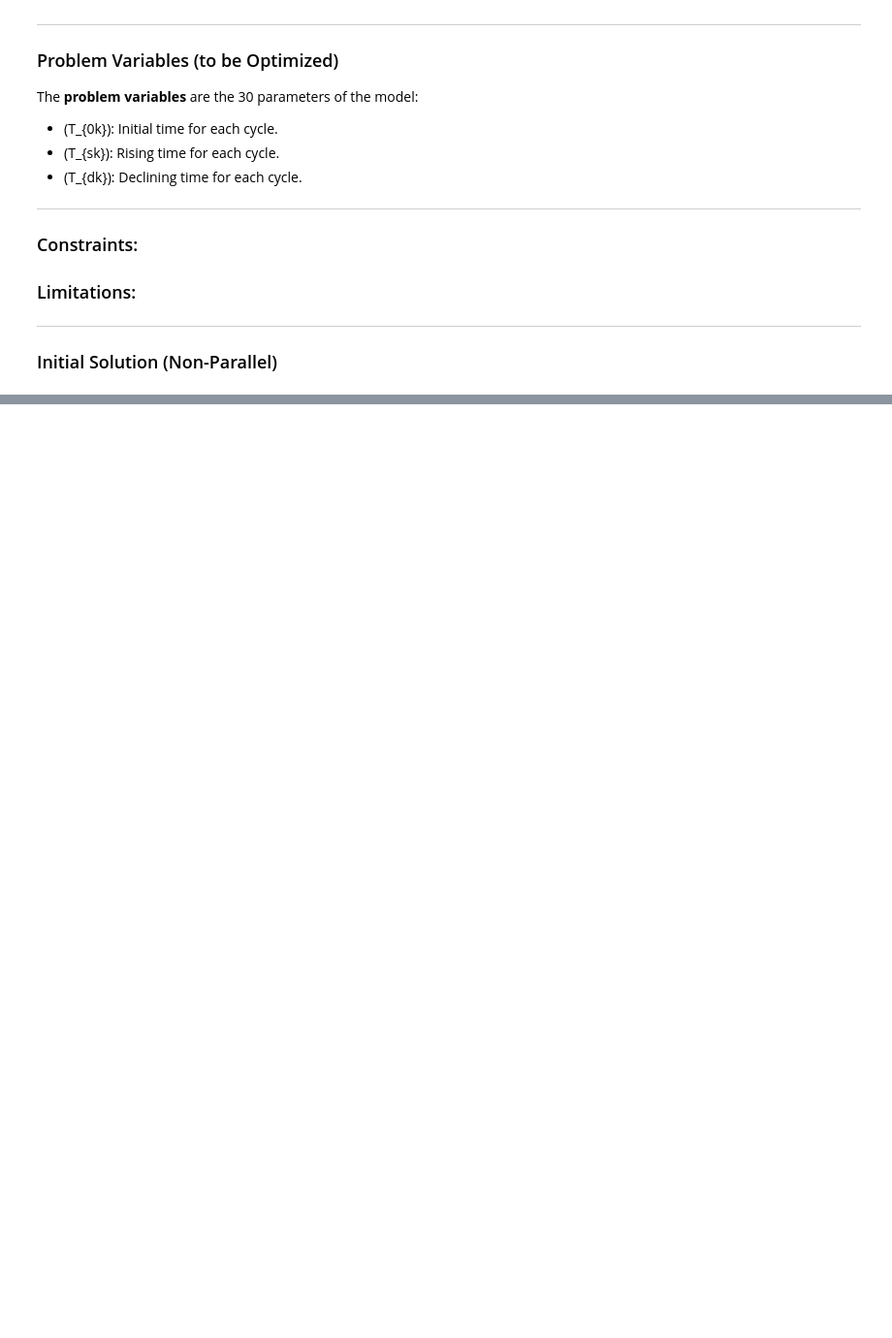
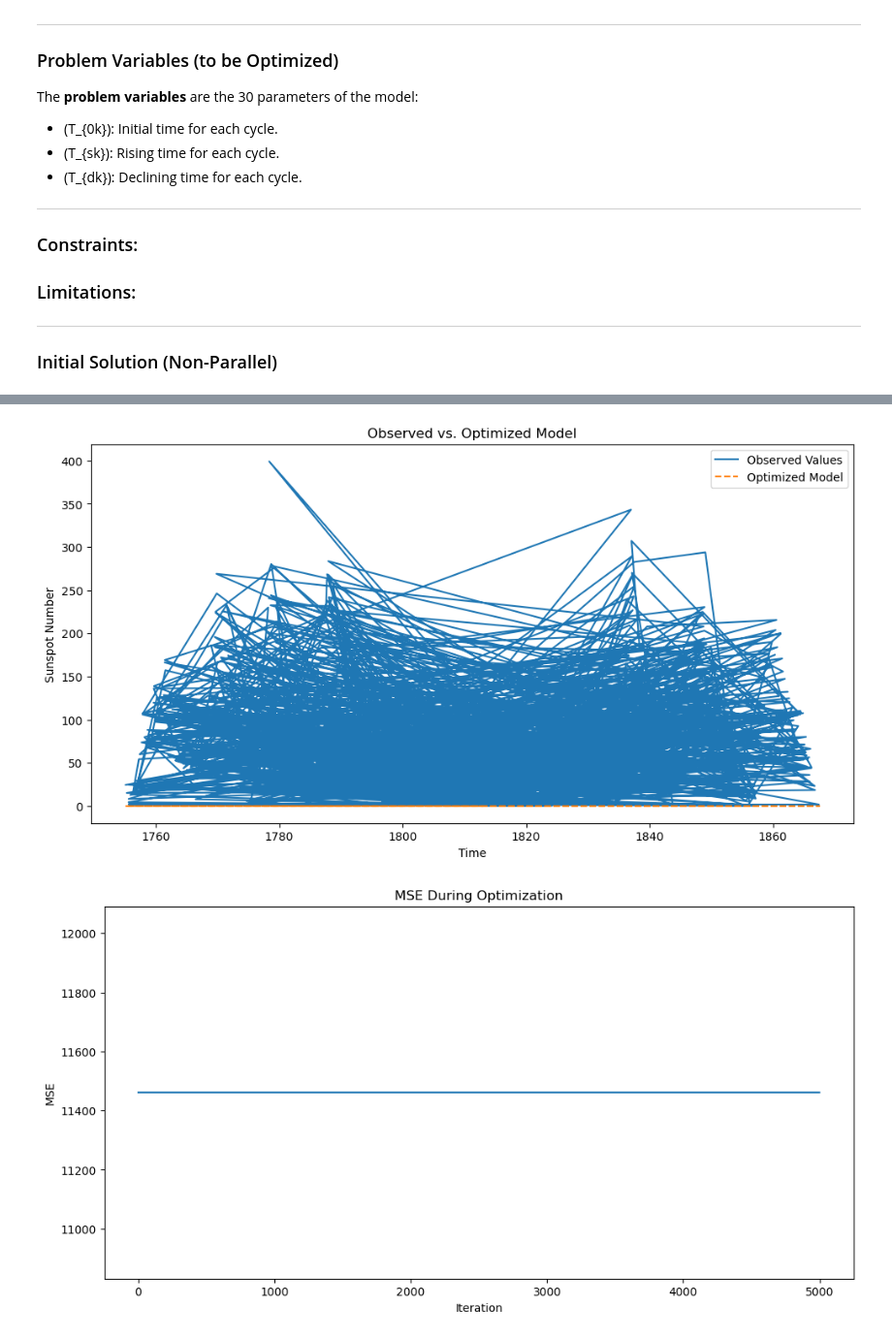
Before and after one commit to gurovamr/OHPC_Project, a Jupyter notebook: project_description.ipynb, the cells around one changed output, grey strips where cells are left out. Shown: that part at 97% size. Drawn from its saved outputs; the diff is of its cells as text; code cells hidden in the pictures; blank space fills up the shorter version.

Commit message:
add simulated annealing

```diff
--- a/project_description.ipynb
+++ b/project_description.ipynb
@@ -59,0 +124,4 @@ The **problem variables** are the 30 parameters of the model:
+# %%
+### Get the small subset to test functions locally
+subset_random = data.sample(n=1000, random_state=42)
+print(subset_random.head())
@@ -59,0 +422,12 @@ The **problem variables** are the 30 parameters of the model:
+# %%
+# Function to minimize
+def loss_function(params):
+    return mse(params, time_points, observed_values)
+
+# Optimize parameters
+optimized_params = simulated_annealing(x0, T0, sigma, loss_function, n_iter=10000, burn_in=5000)
+
+
+# Predicted values with optimized parameters
+final_params = optimized_params[-1]
+optimized_values = solar_cycle_model(time_points, final_params)
@@ -59,0 +437,21 @@ The **problem variables** are the 30 parameters of the model:
+# %%
+# Plot observed vs. optimized model
+plt.figure(figsize=(12, 6))
+plt.plot(time_points, observed_values, label="Observed Values")
+plt.plot(time_points, optimized_values, label="Optimized Model", linestyle="--")
+plt.legend()
+plt.title("Observed vs. Optimized Model")
+plt.xlabel("Time")
+plt.ylabel("Sunspot Number")
+plt.show()
+
+# Plot parameter convergence
+plt.figure(figsize=(12, 6))
+plt.plot(np.arange(len(optimized_params)), [mse(p, time_points, observed_values) for p in optimized_params])
+plt.title("MSE During Optimization")
+plt.xlabel("Iteration")
+plt.ylabel("MSE")
+plt.show()
+# %% [output]
+[figure, added]
+[figure, added]
```
Also changed, not shown: parts of 35 cells of this notebook, 1 other file.
